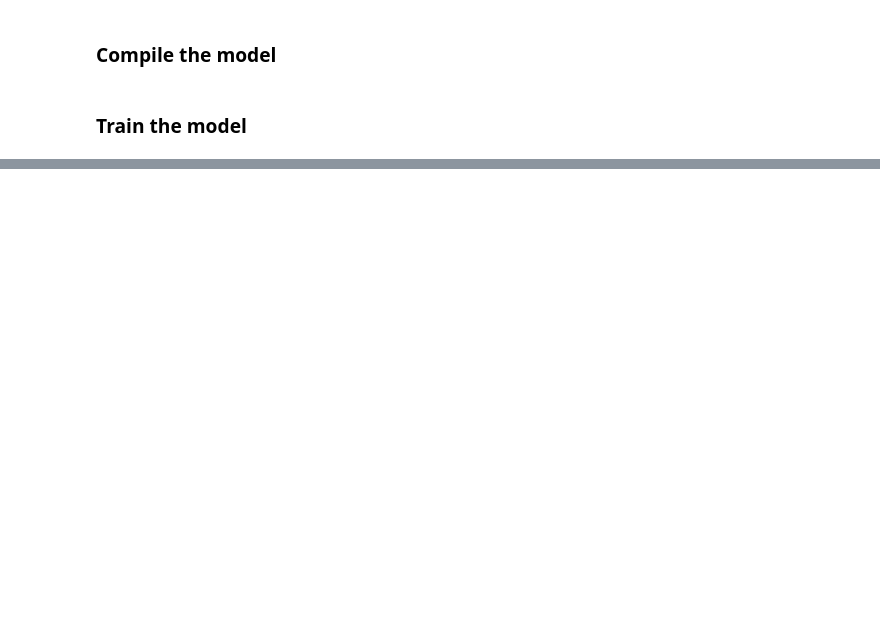
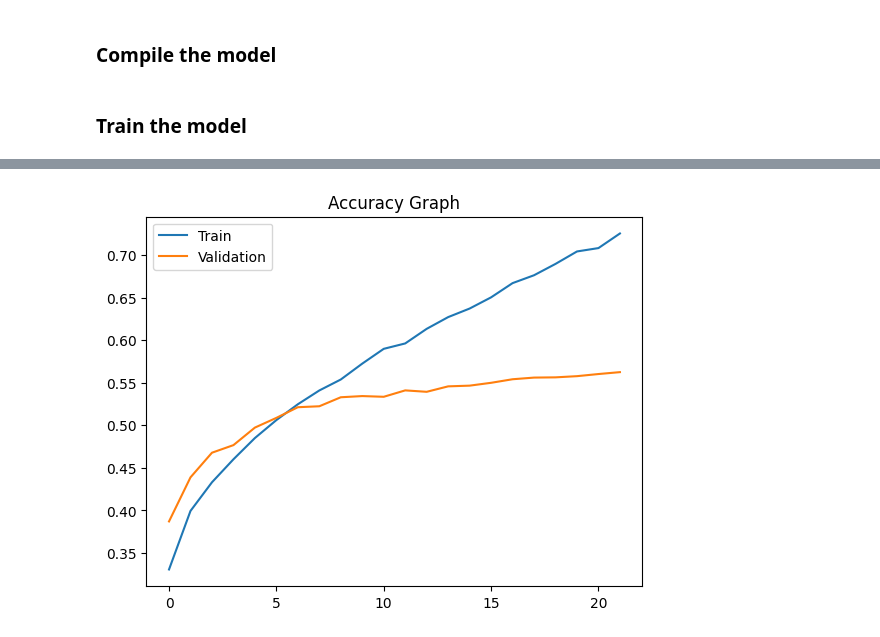
Before and after one commit to Mikun007/Agentic-AI-Generative-AI-AI-ML-DA-FSDS-_-Codes_Experties, a Jupyter notebook: Projects/Emotion Detection FER2013/Emotion Detection.ipynb, the cells around one changed output, grey strips where cells are left out. Cells and saved outputs as stored; diff of their text form; code cells hidden in the pictures; blank space fills up the shorter version.

```diff
--- a/Projects/Emotion Detection FER2013/Emotion Detection.ipynb
+++ b/Projects/Emotion Detection FER2013/Emotion Detection.ipynb
@@ -240,0 +491,7 @@ plt.show()
+# %%
+history = model.fit(
+    train_generator,
+    validation_data=(X_val_t, y_val),
+    epochs=20,
+    callbacks=[early_stopping, checkpoint]
+)
@@ -240,0 +521,19 @@ plt.show()
+# %%
+Adam = tf.keras.optimizers.Adam(
+    learning_rate=1e-5,
+    beta_1=0.9,
+    beta_2=0.999,
+    epsilon=1e-08)
+# %%
+model.compile(
+    optimizer=Adam,#1e-5 5e-6
+    loss="categorical_crossentropy",
+    metrics=["accuracy"]
+)
+# %%
+history = model.fit(
+    X_train_t, y_train,
+    validation_data=(X_val_t, y_val),
+    epochs=50,
+    callbacks=[early_stopping, checkpoint]
+)
@@ -240,0 +573,11 @@ plt.show()
+# %%
+import matplotlib.pyplot as plt
+
+plt.plot(history.history['accuracy'])
+plt.plot(history.history['val_accuracy'])
+
+plt.legend(['Train', 'Validation'])
+plt.title("Accuracy Graph")
+plt.show()
+# %% [output]
+[figure, added]
```
Also changed, not shown: parts of 78 cells of this notebook.
